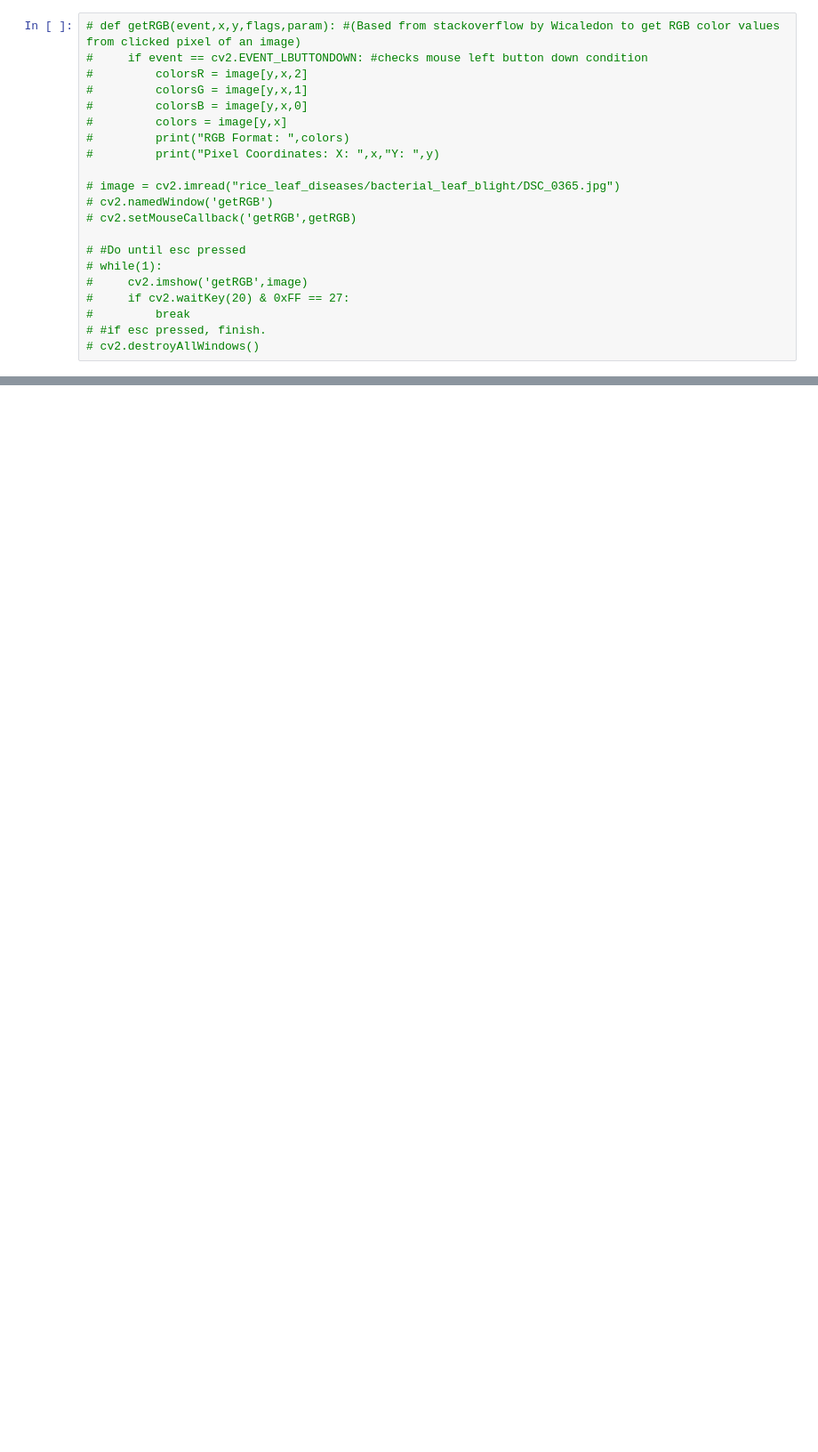
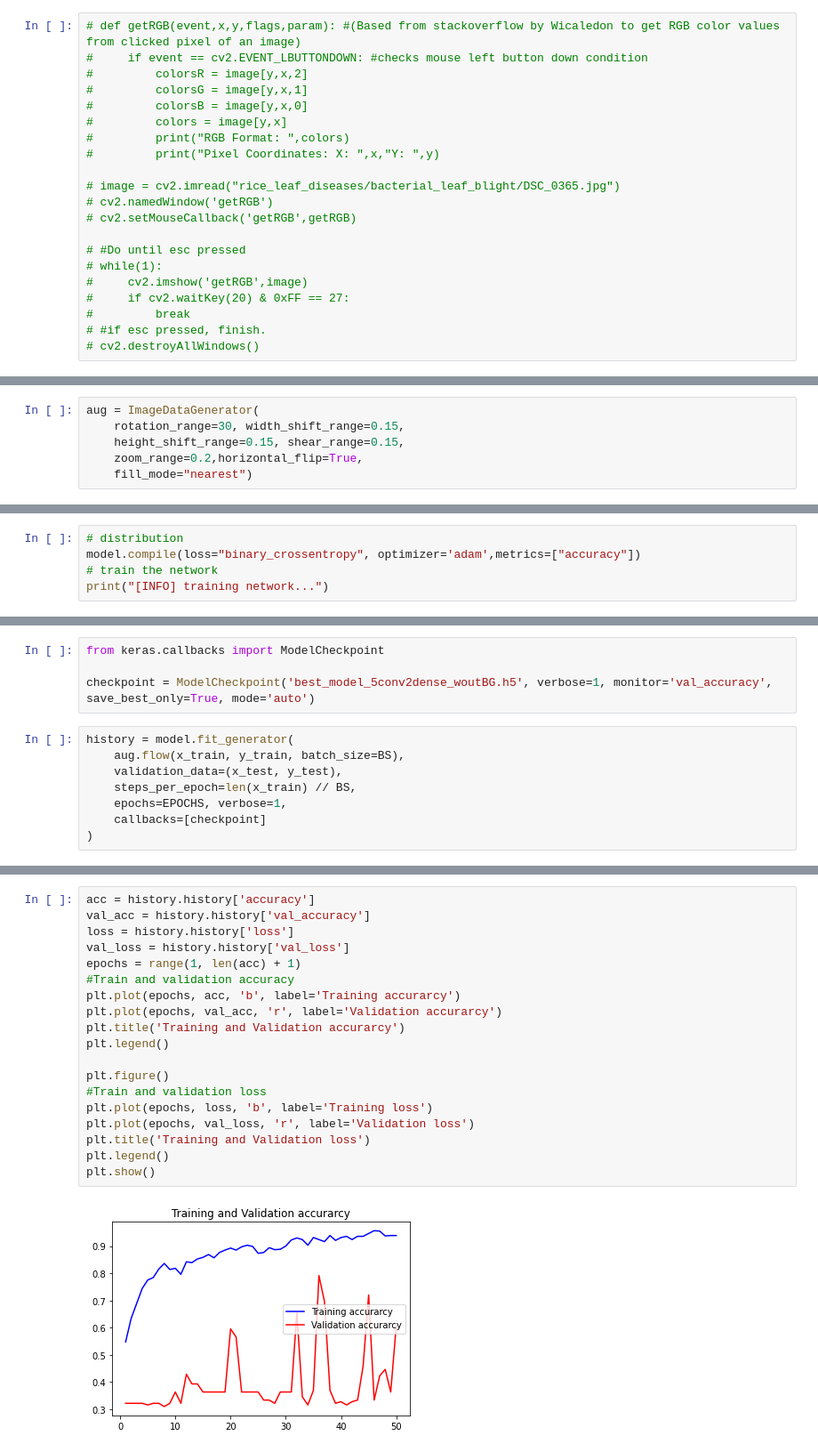
Before and after one commit to paddy-farmer/Padi, a Jupyter notebook: projek_pdc/Projek-PDC.ipynb, the cells around one changed output, grey strips where cells are left out. Shown at 89% size. Saved outputs shown, nothing was run; the diff lists cells and outputs as text; blank space fills up the shorter version.

```diff
--- a/projek_pdc/Projek-PDC.ipynb
+++ b/projek_pdc/Projek-PDC.ipynb
@@ -374,0 +494,6 @@ segment_disease(r_ls_path, m_ls_path, seg_ls_path)
+# %%
+aug = ImageDataGenerator(
+    rotation_range=30, width_shift_range=0.15,
+    height_shift_range=0.15, shear_range=0.15,
+    zoom_range=0.2,horizontal_flip=True,
+    fill_mode="nearest")
@@ -374,0 +549,5 @@ segment_disease(r_ls_path, m_ls_path, seg_ls_path)
+# %%
+# distribution
+model.compile(loss="binary_crossentropy", optimizer='adam',metrics=["accuracy"])
+# train the network
+print("[INFO] training network...")
@@ -374,0 +556,12 @@ segment_disease(r_ls_path, m_ls_path, seg_ls_path)
+# %%
+from keras.callbacks import ModelCheckpoint
+
+checkpoint = ModelCheckpoint('best_model_5conv2dense_woutBG.h5', verbose=1, monitor='val_accuracy', save_best_only=True, mode='auto')
+# %%
+history = model.fit_generator(
+    aug.flow(x_train, y_train, batch_size=BS),
+    validation_data=(x_test, y_test),
+    steps_per_epoch=len(x_train) // BS,
+    epochs=EPOCHS, verbose=1,
+    callbacks=[checkpoint]
+)
@@ -374,0 +597,21 @@ segment_disease(r_ls_path, m_ls_path, seg_ls_path)
+# %%
+acc = history.history['accuracy']
+val_acc = history.history['val_accuracy']
+loss = history.history['loss']
+val_loss = history.history['val_loss']
+epochs = range(1, len(acc) + 1)
+#Train and validation accuracy
+plt.plot(epochs, acc, 'b', label='Training accurarcy')
+plt.plot(epochs, val_acc, 'r', label='Validation accurarcy')
+plt.title('Training and Validation accurarcy')
+plt.legend()
+
+plt.figure()
+#Train and validation loss
+plt.plot(epochs, loss, 'b', label='Training loss')
+plt.plot(epochs, val_loss, 'r', label='Validation loss')
+plt.title('Training and Validation loss')
+plt.legend()
+plt.show()
+# %% [output]
+[figure, added]
```
Also changed, not shown: parts of 35 cells of this notebook.
